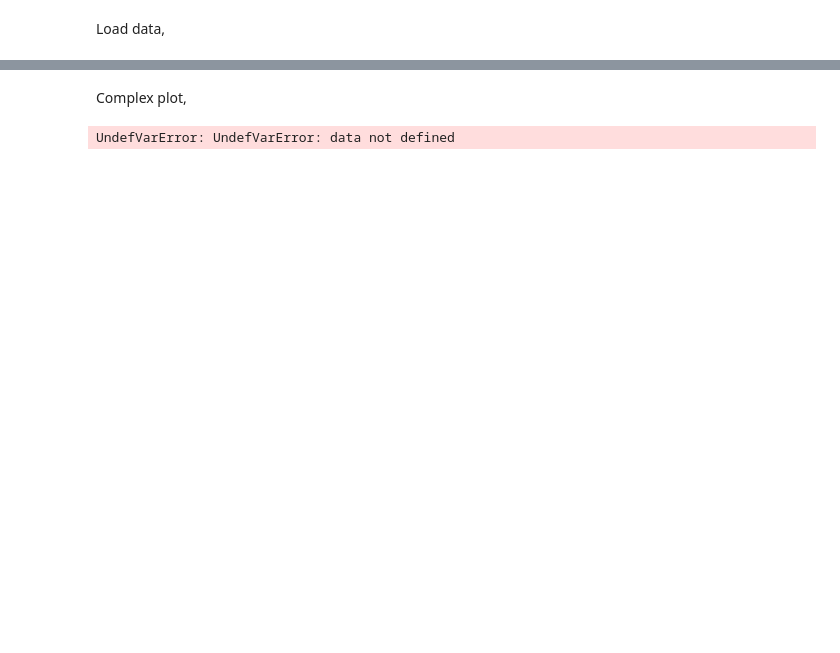
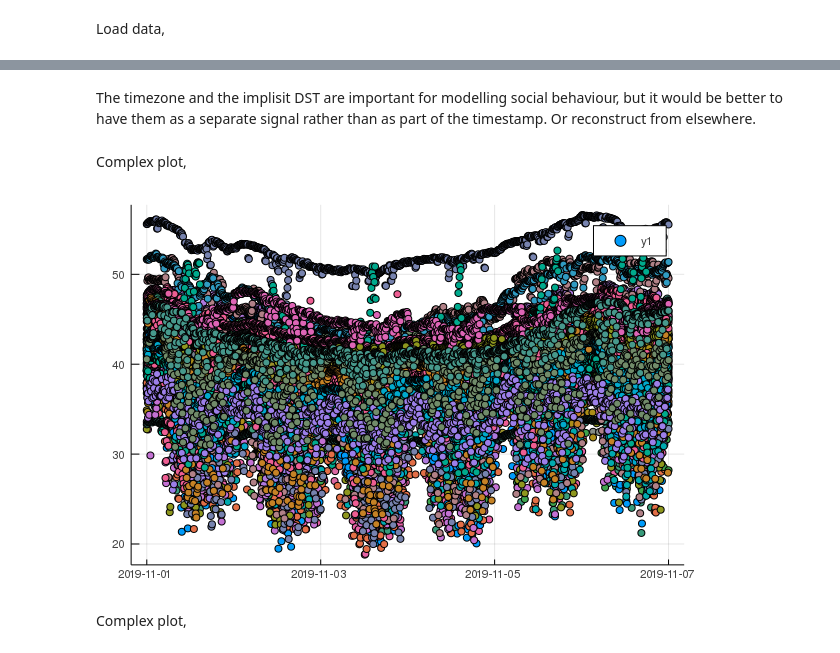
Before and after one commit to noda/Sonic.jl-deprecated-, a Jupyter notebook: doc/Nodosus.ipynb, the cells around one changed output, grey strips where cells are left out. Cells and saved outputs as stored; diff of their text form; code cells hidden in the pictures; blank space fills up the shorter version.

```diff
--- a/doc/Nodosus.ipynb
+++ b/doc/Nodosus.ipynb
@@ -131,0 +167,2 @@ ArgumentError: ArgumentError: reducing over an empty collection is not allowed
+# %%
+data = JuliaDB.unstack(mppt)
@@ -149,14 +220,14 @@ ErrorException: db/linckii/~keab/data.db is not a file or directory
+# %% [markdown]
+The timezone and the implisit DST are important for modelling social behaviour, but it would be better to have them as a separate signal rather than  as part of the timestamp. Or reconstruct from elsewhere.
 # %%
 # two plots, one for a random node but both supply and return temp, and one for all nodes but only their difference
 # %% [markdown]
 Complex plot,
 # %%
 t = JuliaDB.filter(
-    r -> r.datetime >= Dates.DateTime(2018) && r.datetime <= Dates.DateTime(2019),
+    r -> r.datetime >= Dates.DateTime("2019-11-01") && r.datetime <= Dates.DateTime("2019-11-07"),
     data,
 )
-x = JuliaDB.select(t, :datetime)
-y = JuliaDB.select(t, :meter_primreturntemp)
-Plots.plot(x, y, xlabel = :datetime, label = Linckii.datapath(access, r.node_id, r.sensor_name))
+t = JuliaDB.sort(t, :node_id)
 # %% [output]
-UndefVarError: UndefVarError: data not defined
+[figure, added]
@@ -162,0 +238,2 @@ UndefVarError: UndefVarError: data not defined
+# %% [markdown]
+Complex plot,
```
Also changed, not shown: parts of 16 cells of this notebook, 4 other files.
